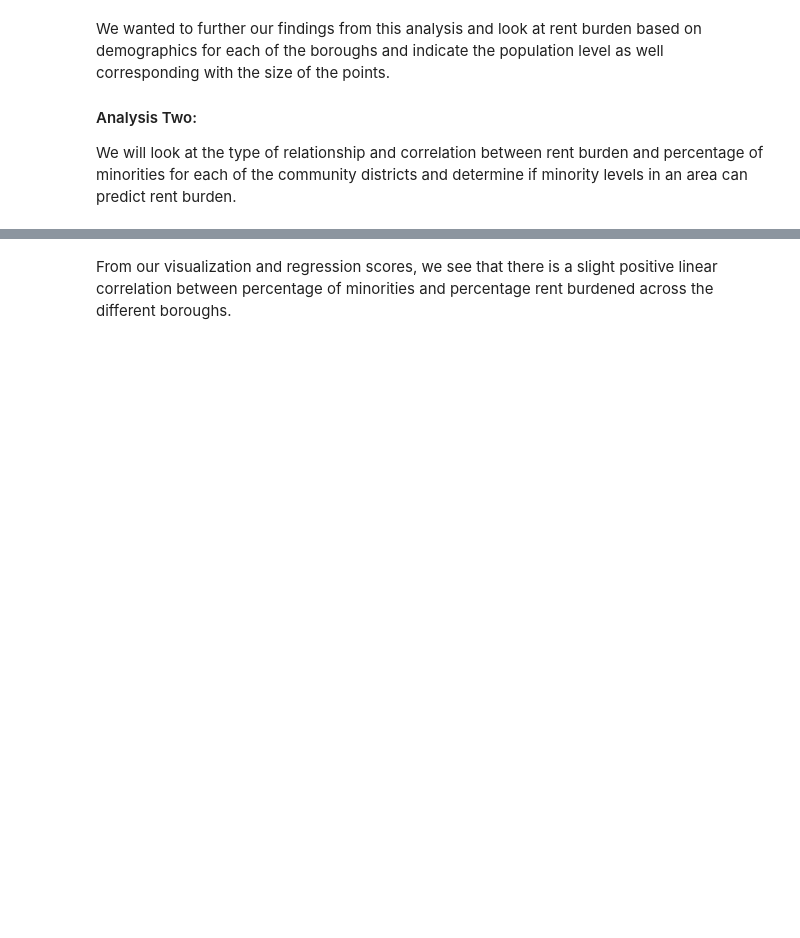
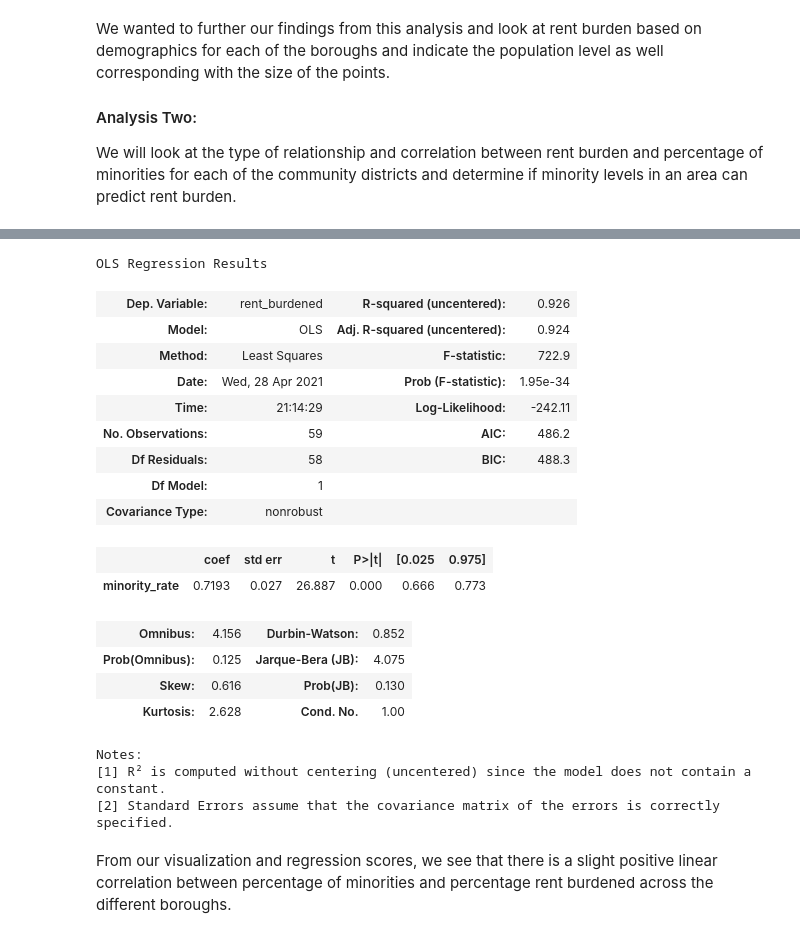
Before and after one commit to cailtyn-caj96/info-2950, a Jupyter notebook: finalproject.ipynb, the cells around one changed output, grey strips where cells are left out. Saved outputs shown, nothing was run; the diff lists cells and outputs as text; code cells hidden in the pictures; blank space fills up the shorter version.

```diff
--- a/finalproject.ipynb
+++ b/finalproject.ipynb
@@ -760,3 +742,30 @@ Slope of our linear model:  0.19
+# %%
+X = housing_poverty['minority_rate']
+Y = housing_poverty['rent_burdened']
+
+#ANOVA model
+model = sm.OLS(Y, X).fit()
+model.summary()
+# %% [output]
+OLS Regression Results
+| Dep. Variable: | rent_burdened | R-squared (uncentered): | 0.926 |
+| Model: | OLS | Adj. R-squared (uncentered): | 0.924 |
+| Method: | Least Squares | F-statistic: | 722.9 |
+| Date: | Wed, 28 Apr 2021 | Prob (F-statistic): | 1.95e-34 |
+| Time: | 21:14:29 | Log-Likelihood: | -242.11 |
+| No. Observations: | 59 | AIC: | 486.2 |
+| Df Residuals: | 58 | BIC: | 488.3 |
+| Df Model: | 1 |  |  |
+| Covariance Type: | nonrobust |  |  |
+|  | coef | std err | t | P>|t| | [0.025 | 0.975] |
+| minority_rate | 0.7193 | 0.027 | 26.887 | 0.000 | 0.666 | 0.773 |
+| Omnibus: | 4.156 | Durbin-Watson: | 0.852 |
+| Prob(Omnibus): | 0.125 | Jarque-Bera (JB): | 4.075 |
+| Skew: | 0.616 | Prob(JB): | 0.130 |
+| Kurtosis: | 2.628 | Cond. No. | 1.00 |
+Notes:
+[1] R² is computed without centering (uncentered) since the model does not contain a constant.
+[2] Standard Errors assume that the covariance matrix of the errors is correctly specified.
 # %% [markdown]
 From our visualization and regression scores, we see that there is a slight positive linear correlation between percentage of minorities and percentage rent burdened across the different boroughs.
 # %% [markdown]
```
Also changed, not shown: parts of 2 cells of this notebook.
